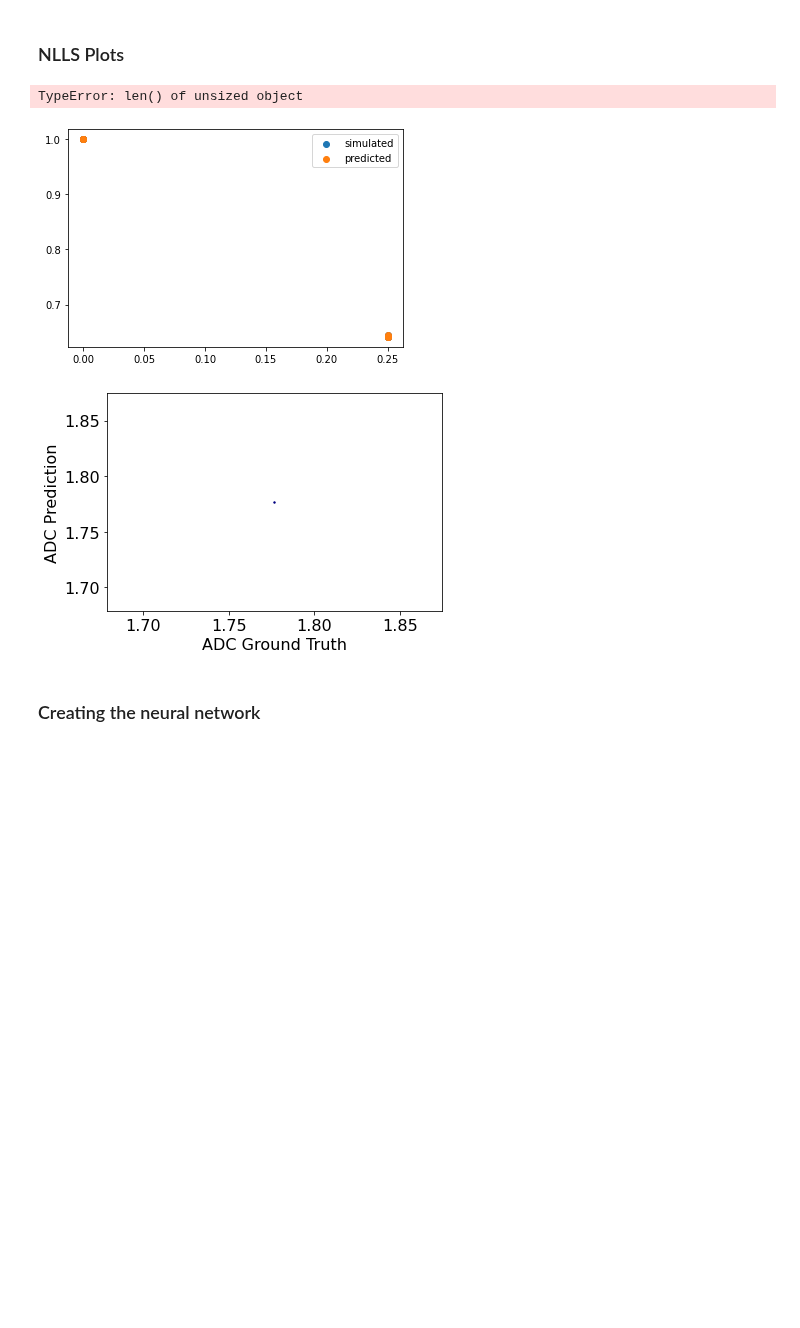
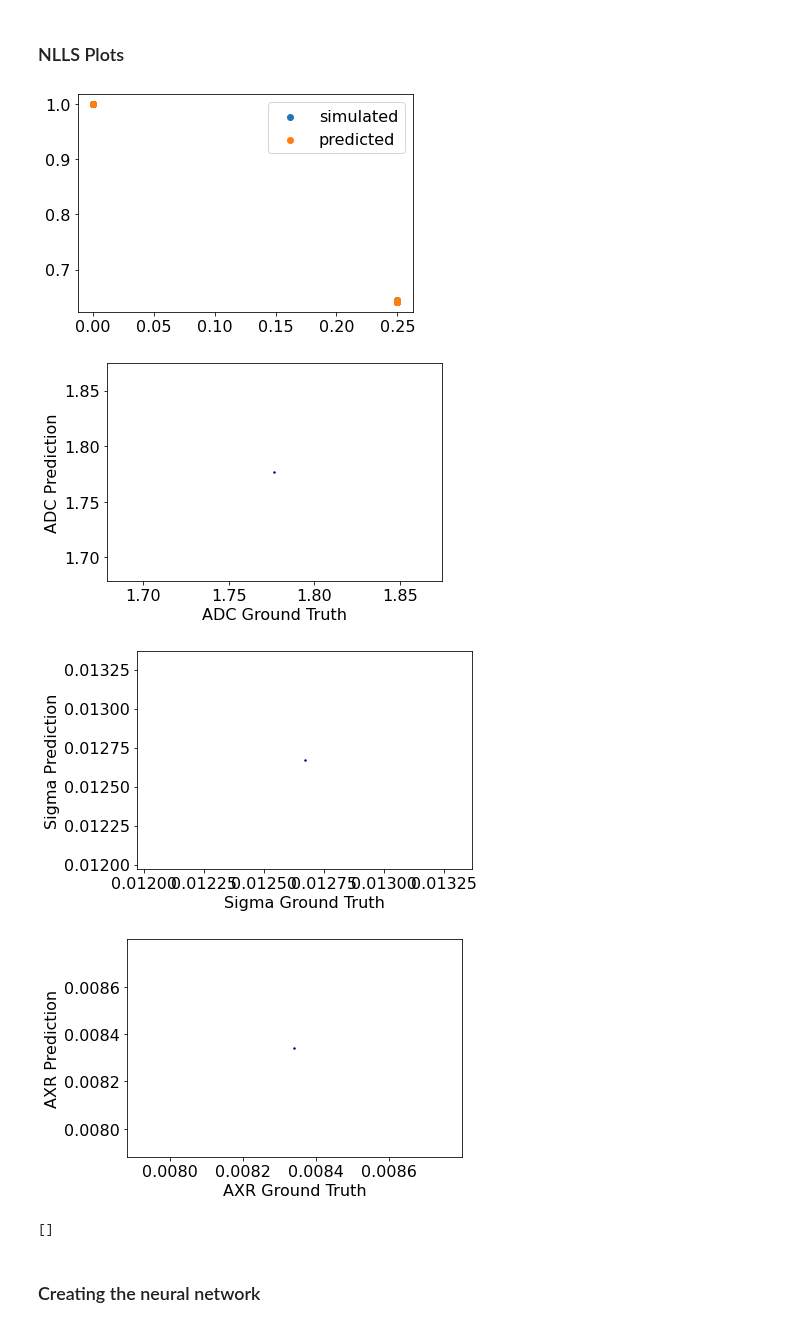
Before and after one commit to GabeYaw/3rd-year-BBB-project, a Jupyter notebook: Code/Notebooks/FEXI attempt 2.ipynb, the cells around one changed output. Cells and saved outputs as stored; diff of their text form; code cells hidden in the pictures; blank space fills up the shorter version.

Commit message:
NLLS works for 1 voxel

```diff
--- a/Code/Notebooks/FEXI attempt 2.ipynb
+++ b/Code/Notebooks/FEXI attempt 2.ipynb
@@ -272,37 +272,40 @@ plt.figure()
 plt.plot(range(1, len(loss_progress) + 1), loss_progress, marker='o', linestyle='-')
 plt.xlabel('Epoch')
 plt.ylabel('Loss')
 plt.title('Loss per Epoch')
 plt.grid(True)
 plt.show()"""
 
 plt.scatter(be, sim_E_vox[0,:], label='simulated')
 plt.scatter(be, NLLS_E_vox[0,:], label='predicted')
 plt.legend()
 
 # plot scatter plots to analyse correlation of predicted free params against ground truth
 plt.figure()
 
 param_sim = [sim_adc, sim_sigma, sim_axr]
 param_pred = [NLLS_adc, NLLS_sigma, NLLS_axr]
 param_name = ['ADC', 'Sigma', 'AXR']
 
 rvals = []
 
 for i,_ in enumerate(param_sim):
     plt.rcParams['font.size'] = '16'
     plt.scatter(param_sim[i], param_pred[i], s=2, c='navy')
     plt.xlabel(param_name[i] + ' Ground Truth')
     plt.ylabel(param_name[i] + ' Prediction')
-    rvals.append(scipy.stats.pearsonr(np.squeeze(param_sim[i]), np.squeeze(param_pred[i])))
+    #check what line below does. Commented out because it gave an error when using 1 voxel
+    #rvals.append(scipy.stats.pearsonr(np.squeeze(param_sim[i]), np.squeeze(param_pred[i])))
     plt.tight_layout
     plt.show()
 
 print(rvals)
 # %% [output]
-TypeError: len() of unsized object
-[figure, old version]
+[figure, new version]
 [figure]
+[figure, added]
+[figure, added]
+[]
 # %% [markdown]
 ### Creating the neural network
 # %%
```
